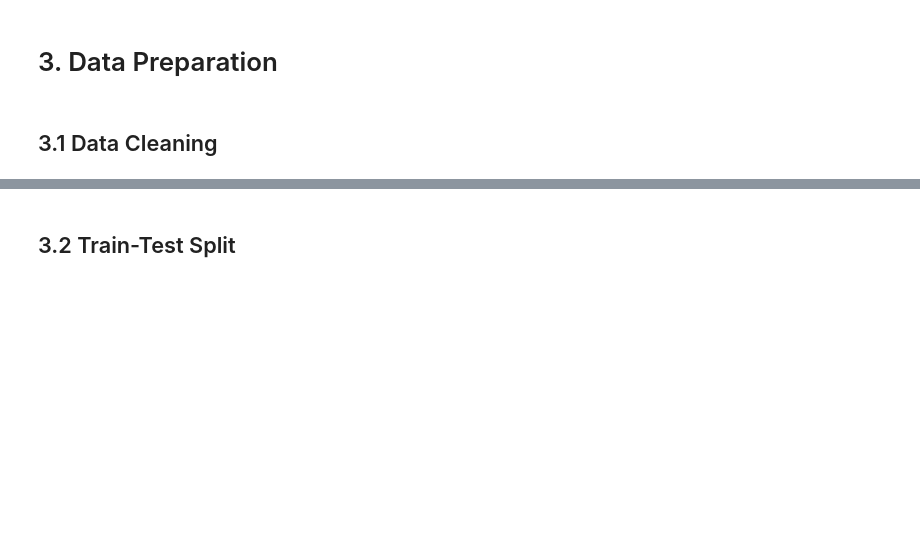
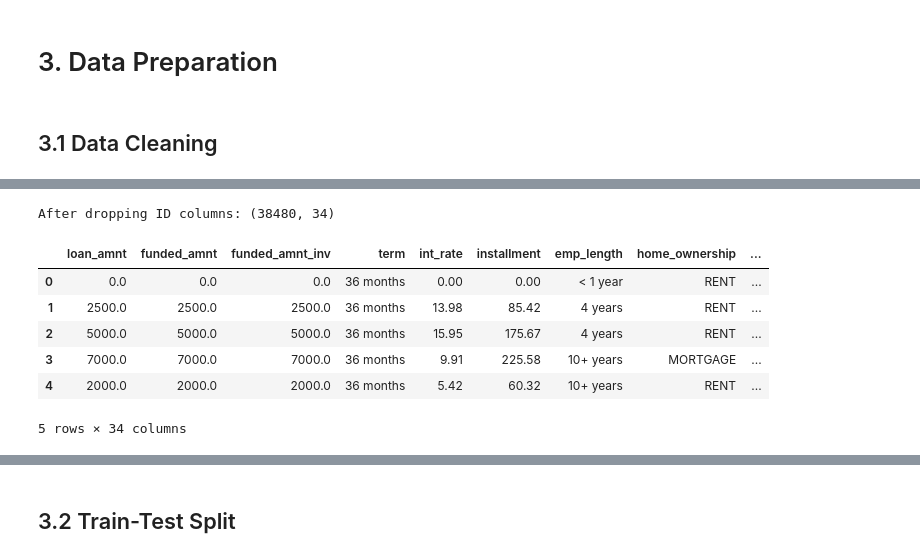
Before and after one commit to Theducklingandmonkey/Mldp_Loan_evaluation, a Jupyter notebook: MLDP Program Codes Submission Template.ipynb, the cells around one changed output, grey strips where cells are left out. Cells and saved outputs as stored; diff of their text form; code cells hidden in the pictures; blank space fills up the shorter version.

```diff
--- a/MLDP Program Codes Submission Template.ipynb
+++ b/MLDP Program Codes Submission Template.ipynb
@@ -315,0 +348,15 @@ Name: repay_fail, Length: 110, dtype: float64
+# %%
+id_cols = ["Unnamed: 0", "id", "member_id"]
+df_clean.drop(columns=id_cols, inplace=True, errors="ignore")
+
+print("After dropping ID columns:", df_clean.shape)
+df_clean.head()
+# %% [output]
+After dropping ID columns: (38480, 34)
+|  | loan_amnt | funded_amnt | funded_amnt_inv | term | int_rate | installment | emp_length | home_ownership | ... |
+| 0 | 0.0 | 0.0 | 0.0 | 36 months | 0.00 | 0.00 | < 1 year | RENT | ... |
+| 1 | 2500.0 | 2500.0 | 2500.0 | 36 months | 13.98 | 85.42 | 4 years | RENT | ... |
+| 2 | 5000.0 | 5000.0 | 5000.0 | 36 months | 15.95 | 175.67 | 4 years | RENT | ... |
+| 3 | 7000.0 | 7000.0 | 7000.0 | 36 months | 9.91 | 225.58 | 10+ years | MORTGAGE | ... |
+| 4 | 2000.0 | 2000.0 | 2000.0 | 36 months | 5.42 | 60.32 | 10+ years | RENT | ... |
+5 rows × 34 columns
```
Also changed, not shown: parts of 27 cells of this notebook.
